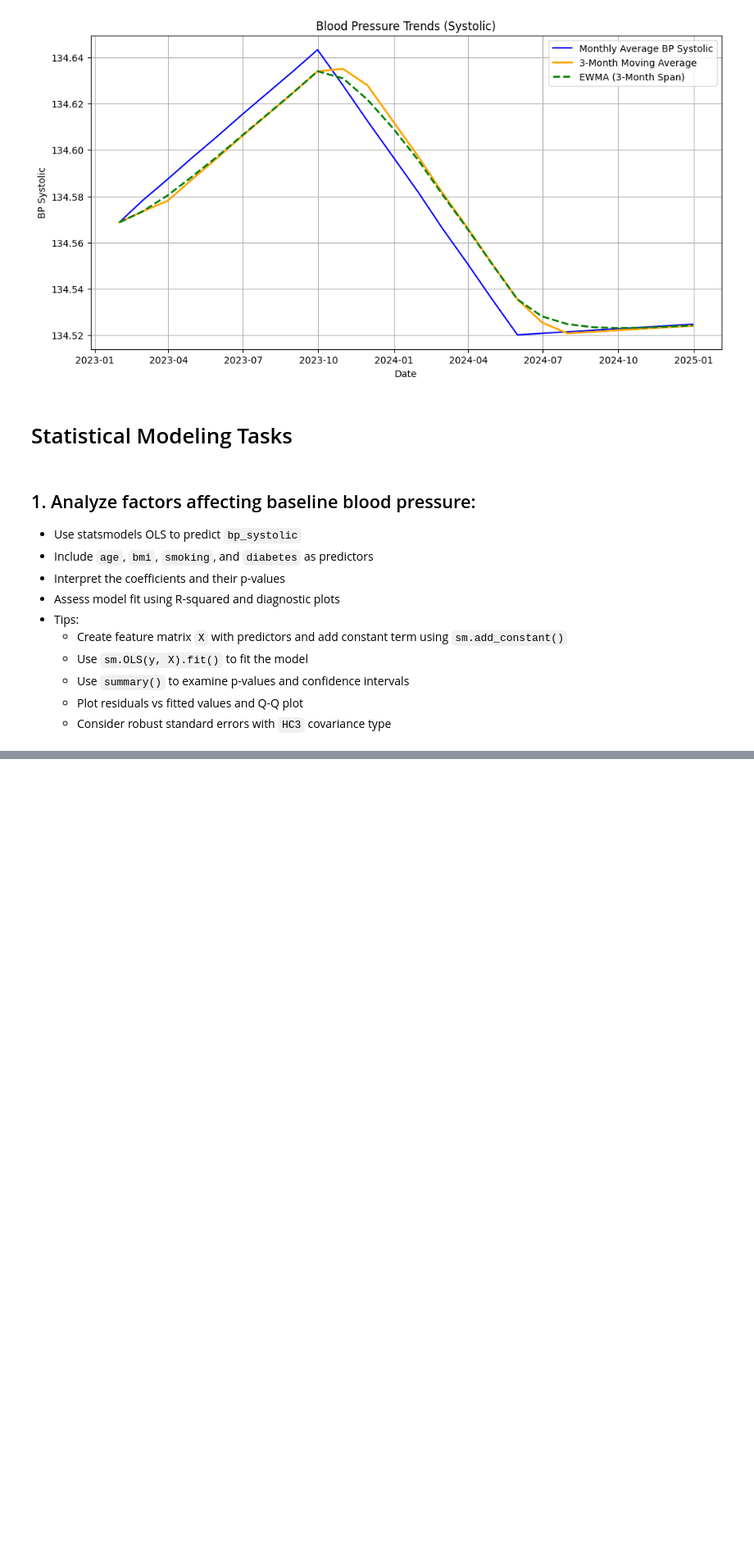
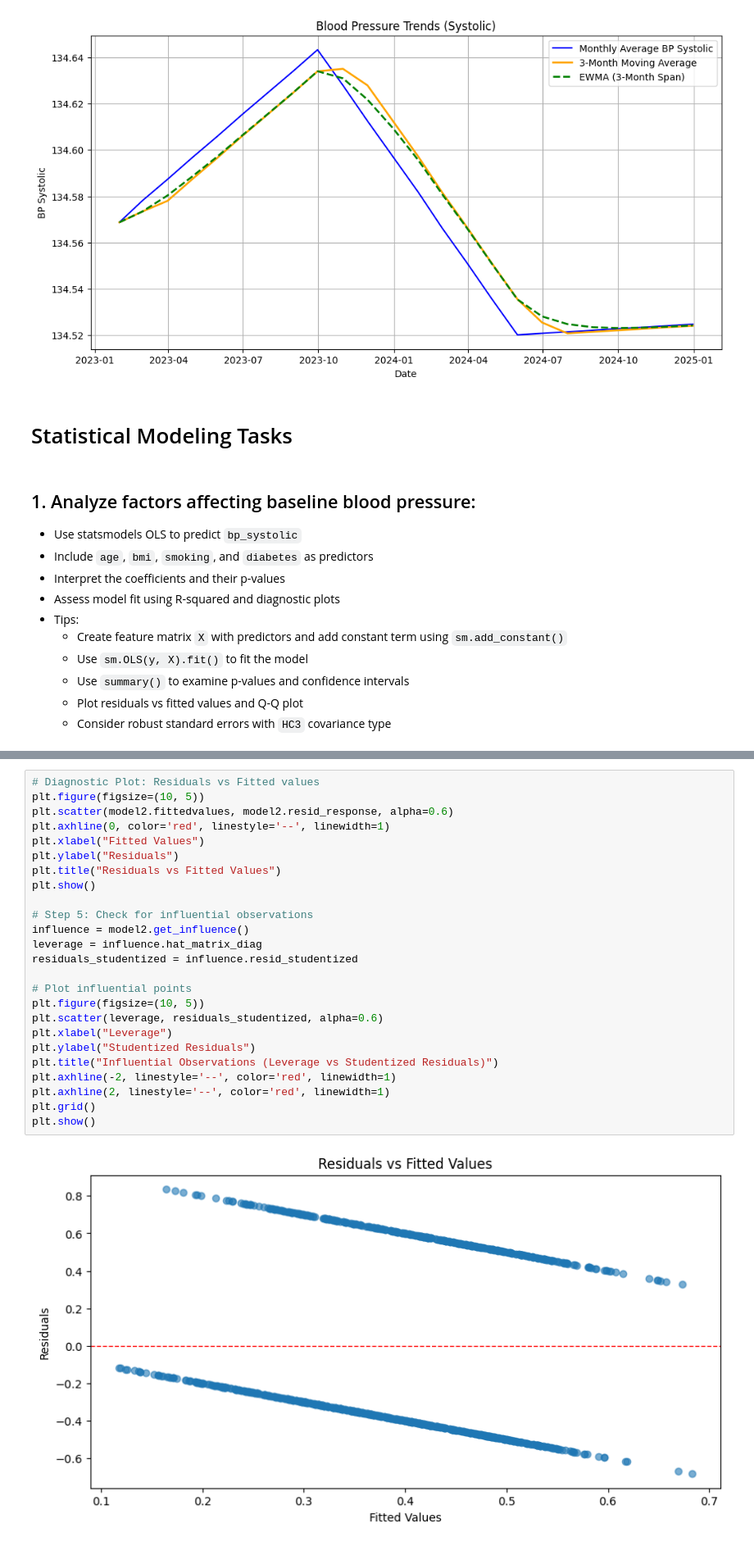
Before and after one commit to UCSF-DataSci/08-time-stats-and-ml-irisk2050, a Jupyter notebook: modeling.ipynb, the cells around one changed output, grey strips where cells are left out. Shown: that part at 82% size. Cells and saved outputs as stored; diff of their text form; blank space fills up the shorter version.

```diff
--- a/modeling.ipynb
+++ b/modeling.ipynb
@@ -154,0 +316,27 @@ plt.show()
+# %%
+# Diagnostic Plot: Residuals vs Fitted values
+plt.figure(figsize=(10, 5))
+plt.scatter(model2.fittedvalues, model2.resid_response, alpha=0.6)
+plt.axhline(0, color='red', linestyle='--', linewidth=1)
+plt.xlabel("Fitted Values")
+plt.ylabel("Residuals")
+plt.title("Residuals vs Fitted Values")
+plt.show()
+
+# Step 5: Check for influential observations
+influence = model2.get_influence()
+leverage = influence.hat_matrix_diag
+residuals_studentized = influence.resid_studentized
+
+# Plot influential points
+plt.figure(figsize=(10, 5))
+plt.scatter(leverage, residuals_studentized, alpha=0.6)
+plt.xlabel("Leverage")
+plt.ylabel("Studentized Residuals")
+plt.title("Influential Observations (Leverage vs Studentized Residuals)")
+plt.axhline(-2, linestyle='--', color='red', linewidth=1)
+plt.axhline(2, linestyle='--', color='red', linewidth=1)
+plt.grid()
+plt.show()
+# %% [output]
+[figure, added]
```
Also changed, not shown: parts of 11 cells of this notebook.
